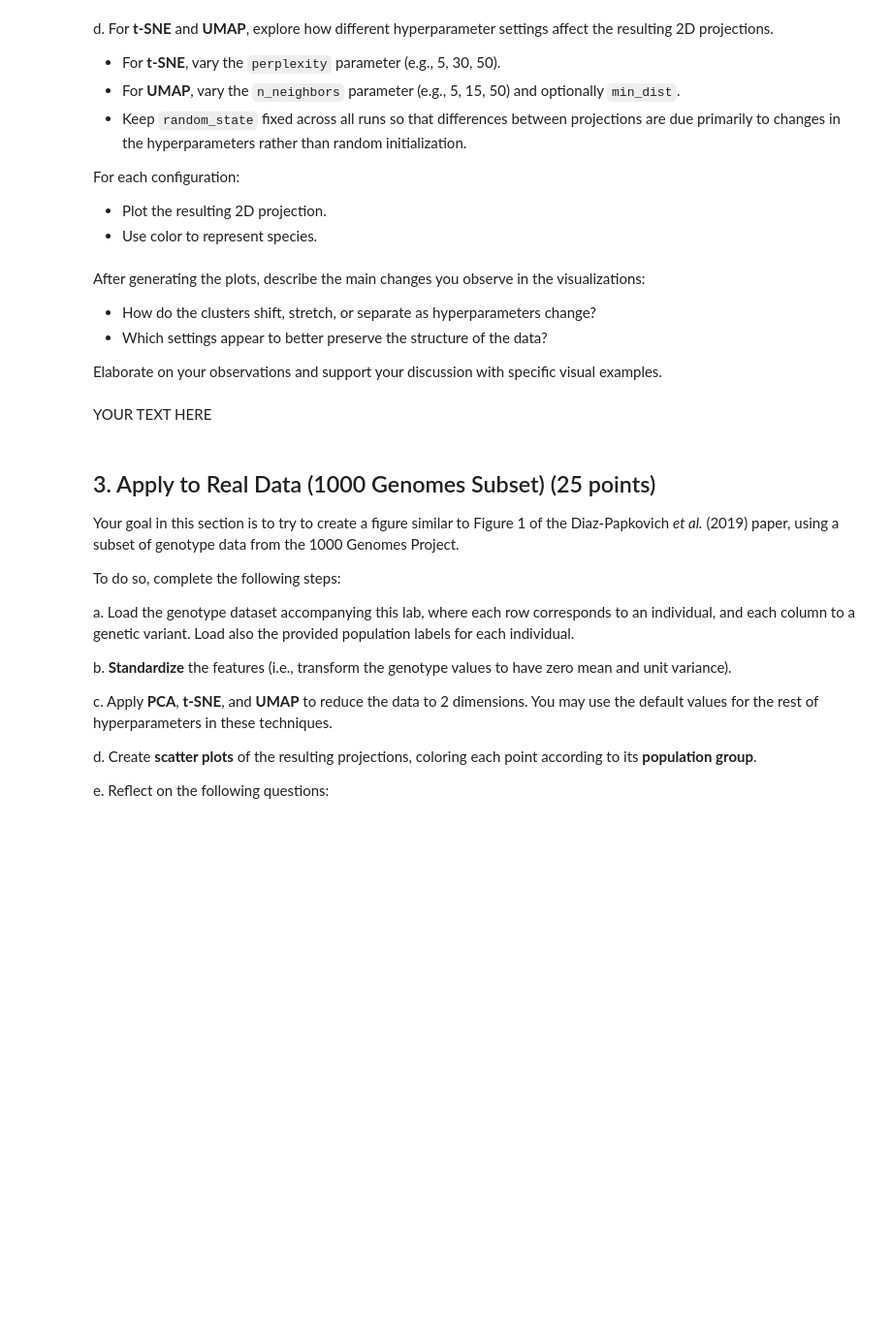
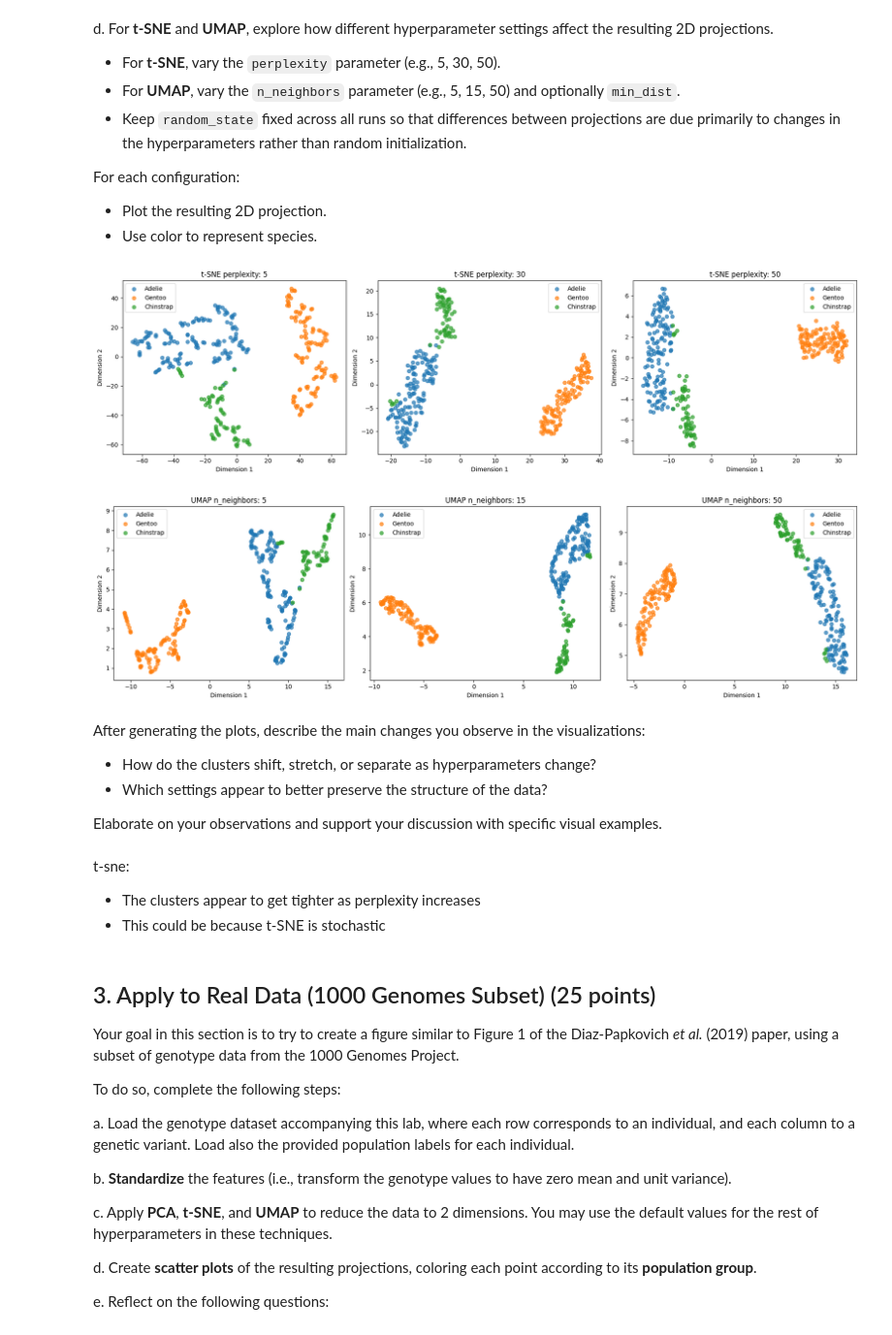
Before and after one commit to laine-goldmacher/ML-Labs, a Jupyter notebook: 03-tsne-and-umap.ipynb, the cells around one changed output. Shown at 97% size. Cells and saved outputs as stored; diff of their text form; code cells hidden in the pictures; blank space fills up the shorter version.

```diff
--- a/03-tsne-and-umap.ipynb
+++ b/03-tsne-and-umap.ipynb
@@ -151,7 +243,59 @@ For each configuration:
 - Plot the resulting 2D projection.
 - Use color to represent species.
 # %%
-# YOUR CODE HERE
+perplexity = [5, 30, 50]
+n_neighbors = [5, 15, 50]
+
+# t-SNE
+fig, axes = plt.subplots(1, 3, figsize=(18, 5))
+
+for ax, p in zip(axes, perplexity):
+    tsne = TSNE(n_components=2, perplexity=p, random_state=42)
+    tsne_data = tsne.fit_transform(scaled_penguin_data)
+
+    for species in y.unique():
+        mask = y == species
+        ax.scatter(
+            tsne_data[mask, 0],
+            tsne_data[mask, 1],
+            label=species,
+            alpha=0.7
+        )
+
+    ax.set_title(f"t-SNE perplexity: {p}")
+    ax.set_xlabel("Dimension 1")
+    ax.set_ylabel("Dimension 2")
+    ax.legend()
+
+plt.tight_layout()
+plt.show()
+
+# UMAP
+fig, axes = plt.subplots(1, 3, figsize=(18, 5))
+
+for ax, n in zip(axes, n_neighbors):
+    umap_model = UMAP(n_components=2, n_neighbors=n, random_state=42)
+    umap_data = umap_model.fit_transform(scaled_penguin_data)
+
+    for species in y.unique():
+        mask = y == species
+        ax.scatter(
+            umap_data[mask, 0],
+            umap_data[mask, 1],
+            label=species,
+            alpha=0.7
+        )
+
+    ax.set_title(f"UMAP n_neighbors: {n}")
+    ax.set_xlabel("Dimension 1")
+    ax.set_ylabel("Dimension 2")
+    ax.legend()
+
+plt.tight_layout()
+plt.show()
+# %% [output]
+[figure, added]
+[figure, added]
 # %% [markdown]
 After generating the plots, describe the main changes you observe in the visualizations:
 - How do the clusters shift, stretch, or separate as hyperparameters change?
@@ -159,7 +303,9 @@ After generating the plots, describe the main changes you observe in the visuali
 
 Elaborate on your observations and support your discussion with specific visual examples.
 # %% [markdown]
-YOUR TEXT HERE
+t-sne:
+- The clusters appear to get tighter as perplexity increases
+- This could be because t-SNE is stochastic
 # %% [markdown]
 ## 3. Apply to Real Data (1000 Genomes Subset) (25 points)
 
```
Also changed, not shown: parts of 5 cells of this notebook.
